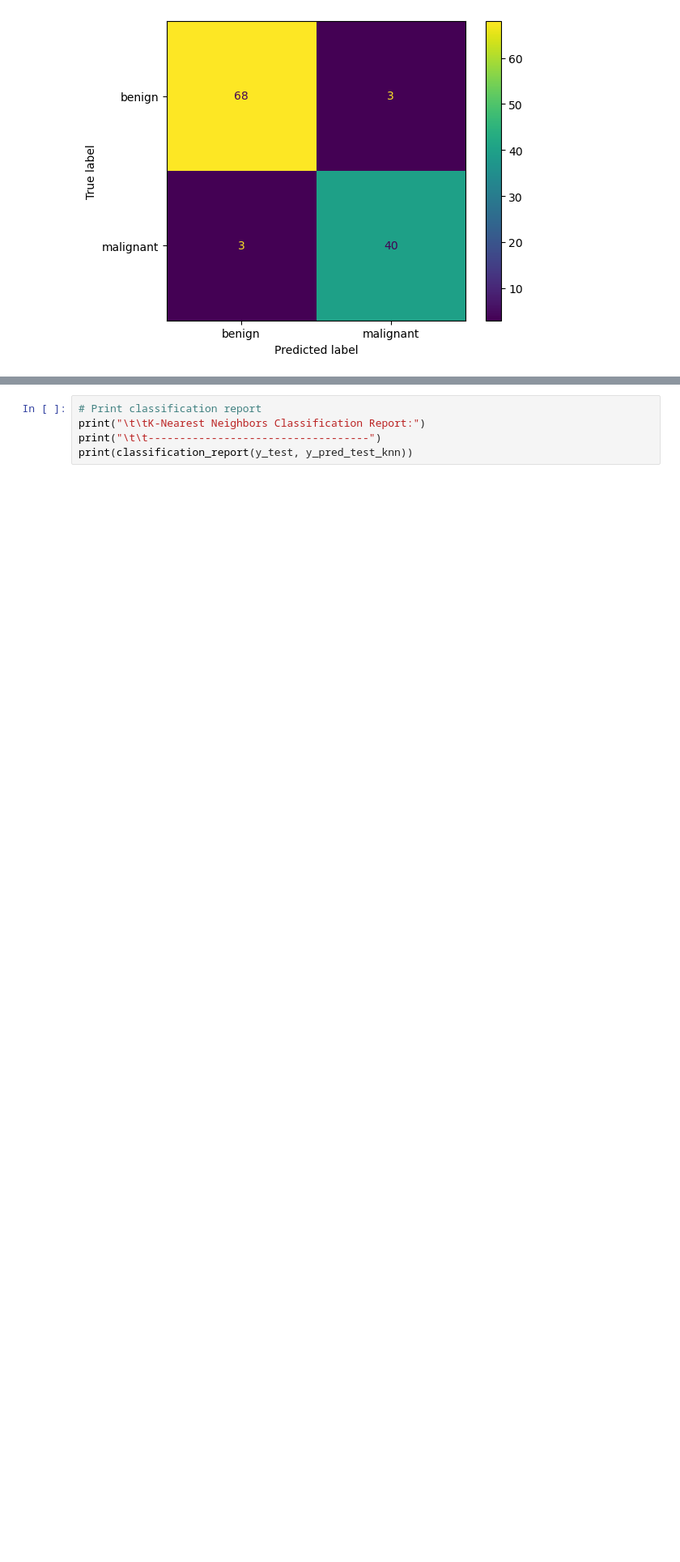
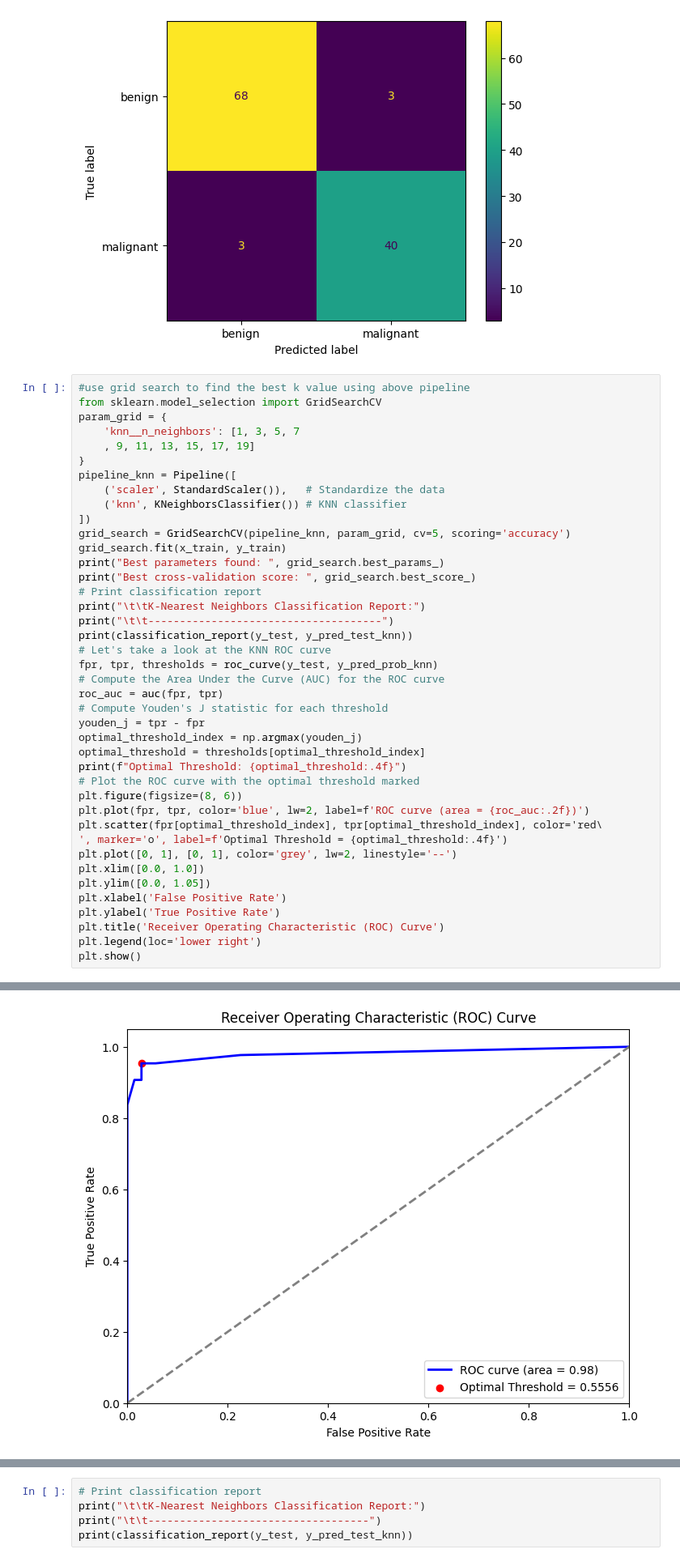
Before and after one commit to pkapoor2/PC-AIML, a Jupyter notebook: Machine Learning/class4/src/4.1_Classification_and_Its_Applications_Part_1.ipynb, the cells around one changed output, grey strips where cells are left out. Shown at 81% size. Saved outputs shown, nothing was run; the diff lists cells and outputs as text; blank space fills up the shorter version.

Commit message:
confusion_matrix and model evaluation

```diff
--- a/Machine Learning/class4/src/4.1_Classification_and_Its_Applications_Part_1.ipynb
+++ b/Machine Learning/class4/src/4.1_Classification_and_Its_Applications_Part_1.ipynb
@@ -1075,3 +1075,45 @@ Confusion Matrix:
 [[68  3]
  [ 3 40]]
 [figure]
+# %%
+#use grid search to find the best k value using above pipeline
+from sklearn.model_selection import GridSearchCV
+param_grid = {
+    'knn__n_neighbors': [1, 3, 5, 7
+    , 9, 11, 13, 15, 17, 19]
+}
+pipeline_knn = Pipeline([
+    ('scaler', StandardScaler()),   # Standardize the data
+    ('knn', KNeighborsClassifier()) # KNN classifier
+])
+grid_search = GridSearchCV(pipeline_knn, param_grid, cv=5, scoring='accuracy')
+grid_search.fit(x_train, y_train)
+print("Best parameters found: ", grid_search.best_params_)
+print("Best cross-validation score: ", grid_search.best_score_)
+# Print classification report
+print("\t\tK-Nearest Neighbors Classification Report:")
+print("\t\t-------------------------------------")
+print(classification_report(y_test, y_pred_test_knn))
+# Let's take a look at the KNN ROC curve
+fpr, tpr, thresholds = roc_curve(y_test, y_pred_prob_knn)
+# Compute the Area Under the Curve (AUC) for the ROC curve
+roc_auc = auc(fpr, tpr)
+# Compute Youden's J statistic for each threshold
+youden_j = tpr - fpr
+optimal_threshold_index = np.argmax(youden_j)
+optimal_threshold = thresholds[optimal_threshold_index]
+print(f"Optimal Threshold: {optimal_threshold:.4f}")
+# Plot the ROC curve with the optimal threshold marked
+plt.figure(figsize=(8, 6))
+plt.plot(fpr, tpr, color='blue', lw=2, label=f'ROC curve (area = {roc_auc:.2f})')
+plt.scatter(fpr[optimal_threshold_index], tpr[optimal_threshold_index], color='red\
+', marker='o', label=f'Optimal Threshold = {optimal_threshold:.4f}')
+plt.plot([0, 1], [0, 1], color='grey', lw=2, linestyle='--')
+plt.xlim([0.0, 1.0])
+plt.ylim([0.0, 1.05])
+plt.xlabel('False Positive Rate')
+plt.ylabel('True Positive Rate')
+plt.title('Receiver Operating Characteristic (ROC) Curve')
+plt.legend(loc='lower right')
+plt.show()
+# %% [output]
@@ -1078,3 +1134,4 @@ Confusion Matrix:
+[figure, added]
 # %% [markdown]
 ### __Observation__
 
```
Also changed, not shown: parts of 6 cells of this notebook.
